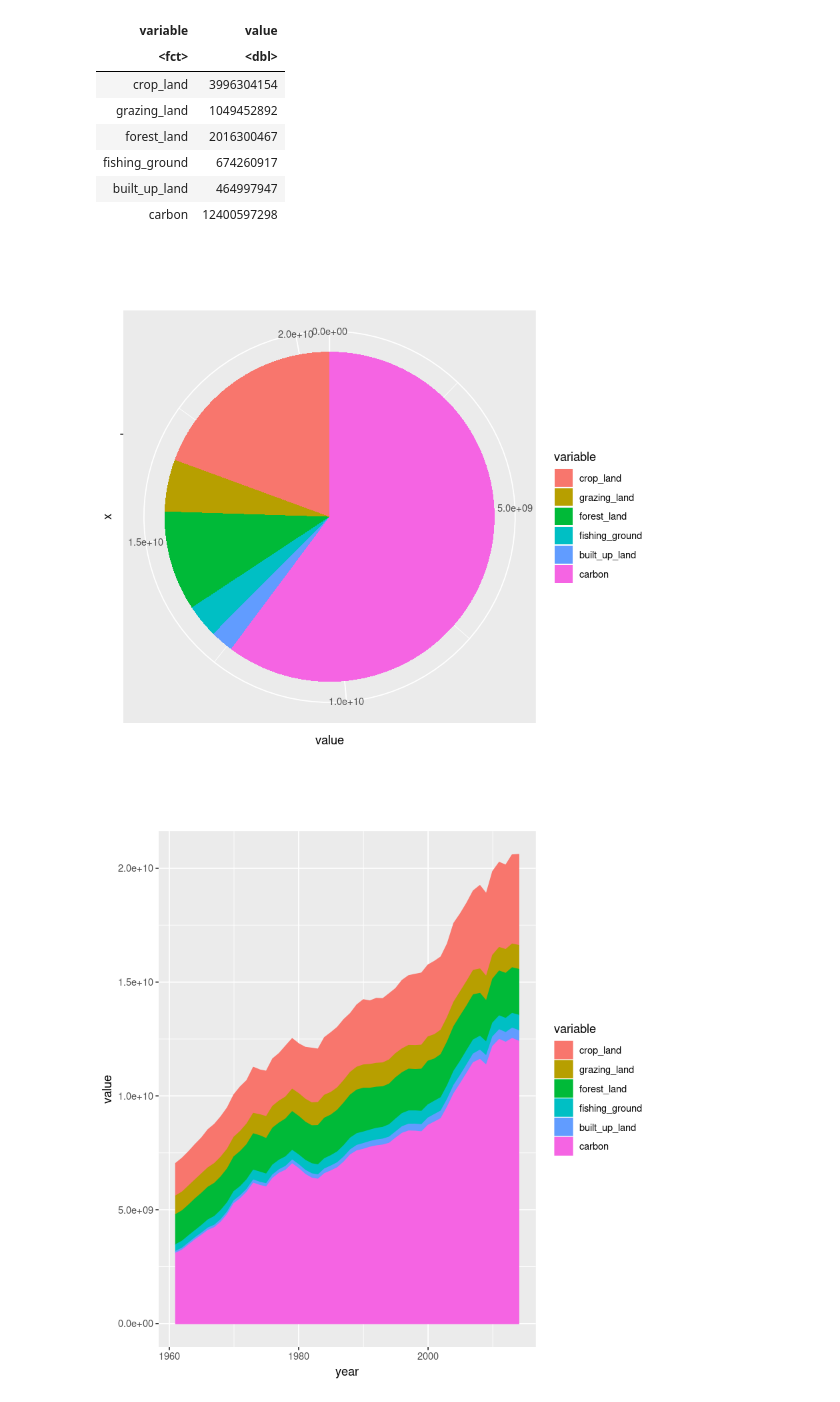
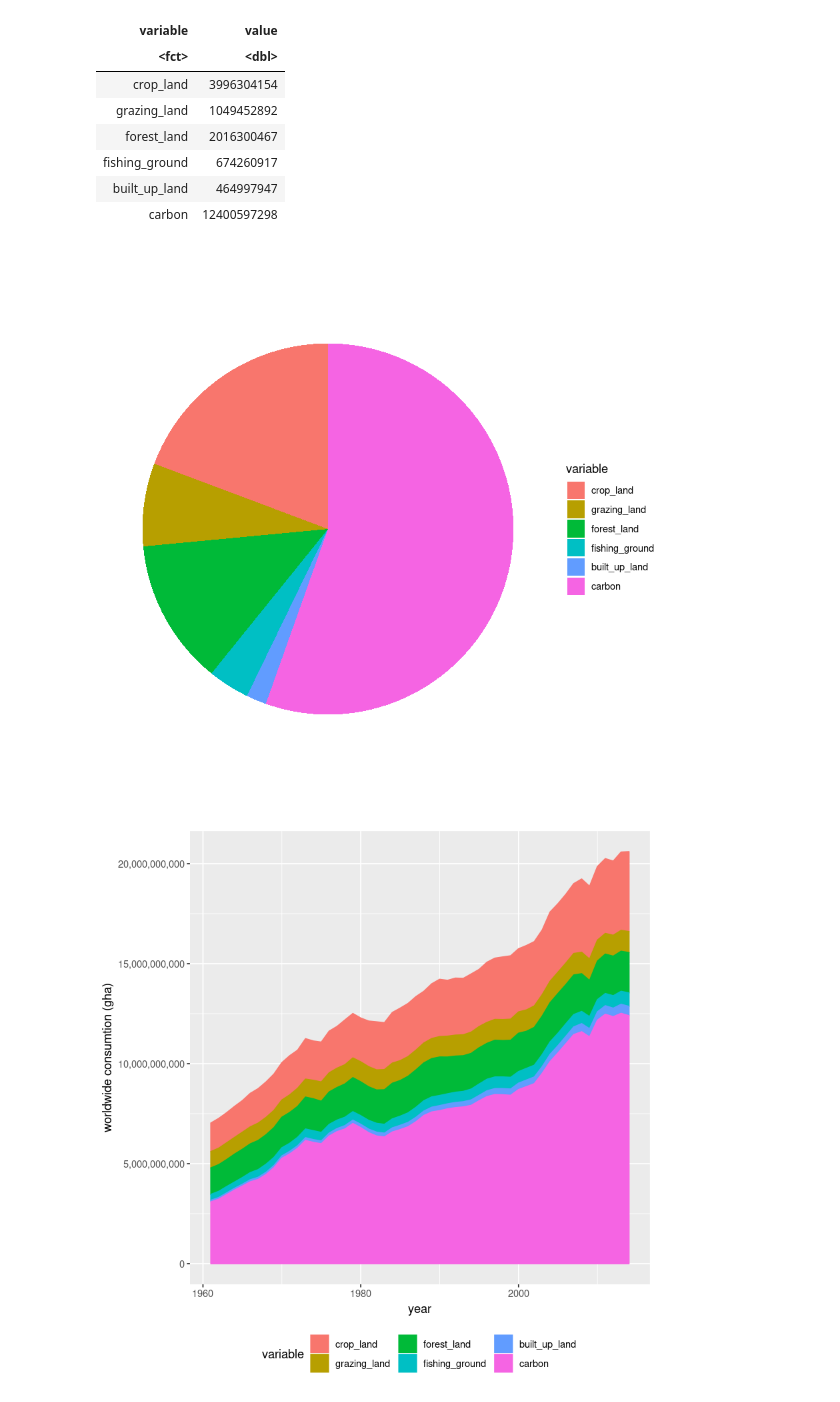
Before and after one commit to Helegris0/footprintr, a Jupyter notebook: ecological_footprint.ipynb, the cells around one changed output. Cells and saved outputs as stored; diff of their text form; code cells hidden in the pictures.

Commit message:
labels, ticks, legends

```diff
--- a/ecological_footprint.ipynb
+++ b/ecological_footprint.ipynb
@@ -6,4 +7,4 @@ library(tidyverse)
 # %% [markdown]
 Adatok forrása: https://www.kaggle.com/footprintnetwork/national-footprint-accounts-2018
 # %%
-data <- read.csv('NFA_2018.csv')
+(data <- read.csv('NFA_2018.csv'))
@@ -108,9 +148,10 @@ A data.frame: 6 × 2
 # %%
 ggplot(data_world, aes(x='', y=value, fill=variable)) +
     geom_bar(stat='identity') +
-    coord_polar('y', start=0)
+    coord_polar('y') +
+    theme_void()
 # %% [output]
-[figure, old version]
+[figure, new version]
 # %%
 data_world_dia <- data %>%
     filter(record == 'EFConsTotGHA', country == 'World') %>%
@@ -119,6 +160,9 @@ data_world_dia <- data %>%
 data_world <- melt(data_world_dia, id=c('year'))
 # %%
 ggplot(data_world, aes(year, value)) +
-    geom_area(aes(color=variable, fill=variable))
+    geom_area(aes(color=variable, fill=variable)) +
+    scale_y_continuous(labels=comma) +
+    theme(legend.position="bottom") +
+    ylab('worldwide consumtion (gha)')
 # %% [output]
-[figure, old version]
+[figure, new version]
```
Also changed, not shown: parts of 10 cells of this notebook.
